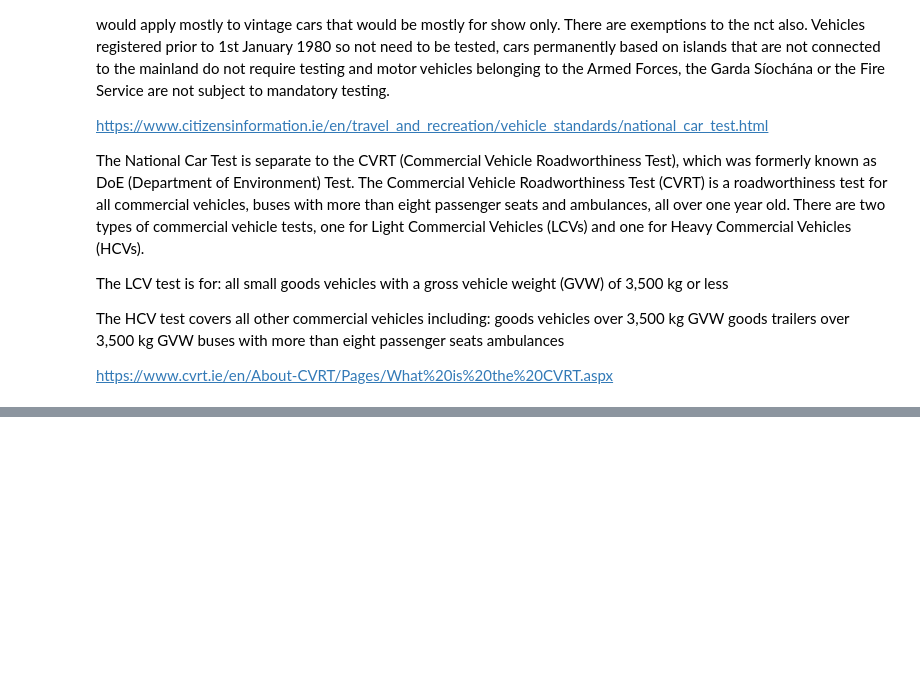
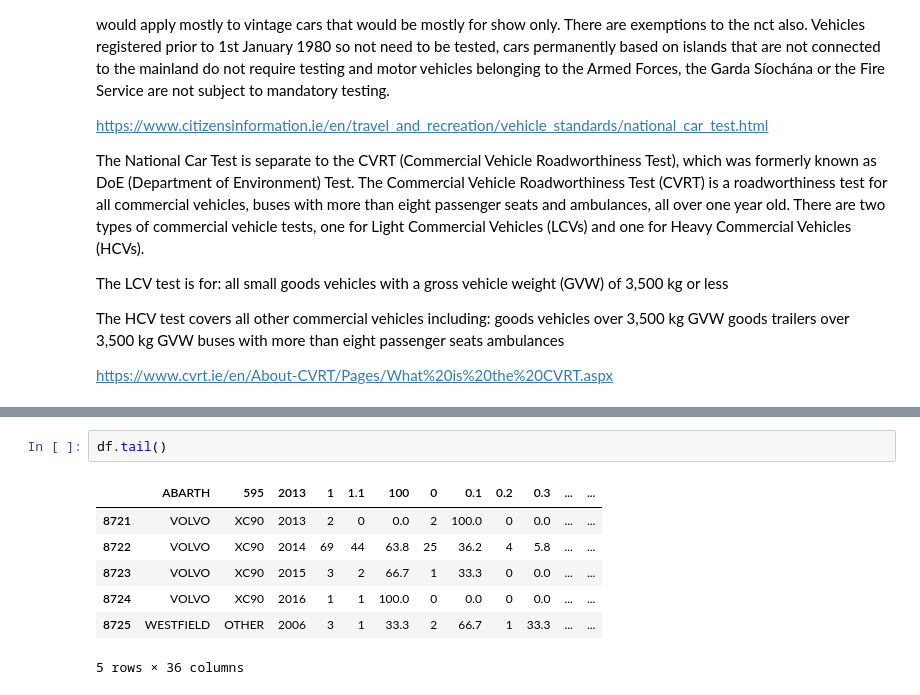
Before and after one commit to bexiturley/Programming-for-Data-Analysis-Project-2019, a Jupyter notebook: nct.ipynb, the cells around one changed output, grey strips where cells are left out. Saved outputs shown, nothing was run; the diff lists cells and outputs as text; blank space fills up the shorter version.

```diff
--- a/nct.ipynb
+++ b/nct.ipynb
@@ -30,0 +90,10 @@ This was very interesting but still not what I was looking for.  I then went to
+# %%
+df.tail()
+# %% [output]
+|  | ABARTH | 595 | 2013 | 1 | 1.1 | 100 | 0 | 0.1 | 0.2 | 0.3 | ... | ... |
+| 8721 | VOLVO | XC90 | 2013 | 2 | 0 | 0.0 | 2 | 100.0 | 0 | 0.0 | ... | ... |
+| 8722 | VOLVO | XC90 | 2014 | 69 | 44 | 63.8 | 25 | 36.2 | 4 | 5.8 | ... | ... |
+| 8723 | VOLVO | XC90 | 2015 | 3 | 2 | 66.7 | 1 | 33.3 | 0 | 0.0 | ... | ... |
+| 8724 | VOLVO | XC90 | 2016 | 1 | 1 | 100.0 | 0 | 0.0 | 0 | 0.0 | ... | ... |
+| 8725 | WESTFIELD | OTHER | 2006 | 3 | 1 | 33.3 | 2 | 66.7 | 1 | 33.3 | ... | ... |
+5 rows × 36 columns
```
Also changed, not shown: parts of 17 cells of this notebook, 4 other files.
